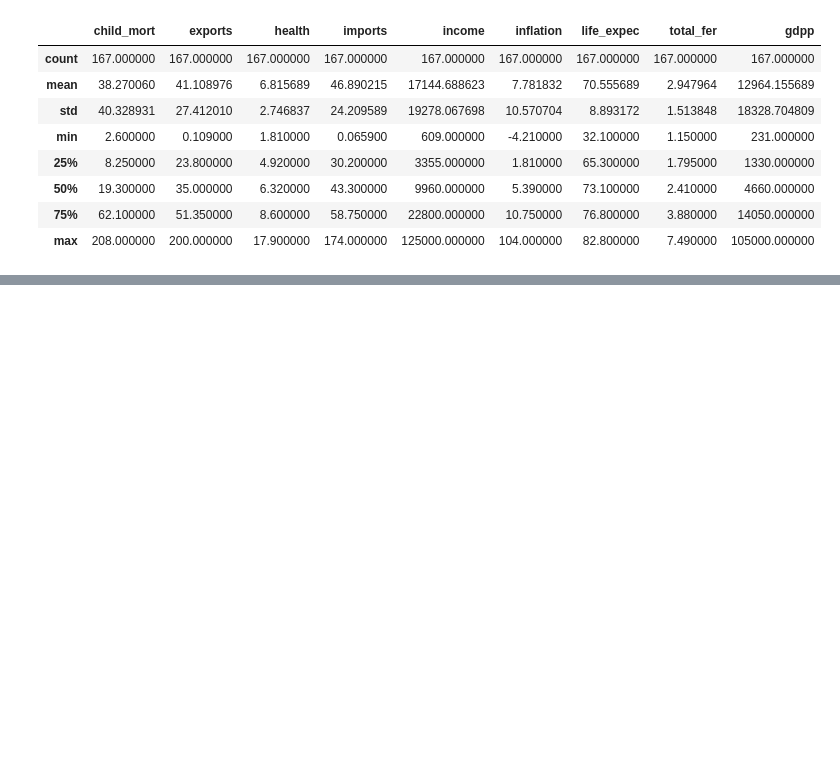
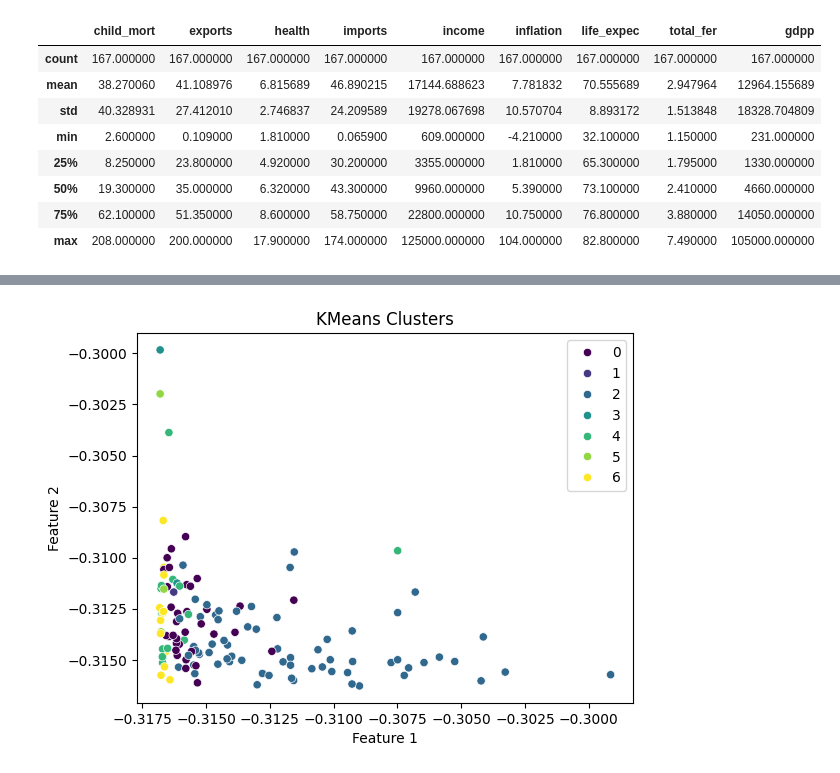
Before and after one commit to Mshaunak/MRM-TaskPhase-10, a Jupyter notebook: KNN.ipynb, the cells around one changed output, grey strips where cells are left out. Saved outputs shown, nothing was run; the diff lists cells and outputs as text; code cells hidden in the pictures; blank space fills up the shorter version.

```diff
--- a/KNN.ipynb
+++ b/KNN.ipynb
@@ -68,0 +175,14 @@ y_train, y_test = y[indices[:split]], y[indices[split:]]
+# %%
+plt.figure()
+sns.scatterplot(
+    x=X_train_scaled[:, 0],
+    y=X_train_scaled[:, 1],
+    hue=labels,
+    palette='viridis'
+)
+plt.xlabel("Feature 1")
+plt.ylabel("Feature 2")
+plt.title("KMeans Clusters")
+plt.show()
+# %% [output]
+[figure, added]
```
Also changed, not shown: parts of 21 cells of this notebook.
